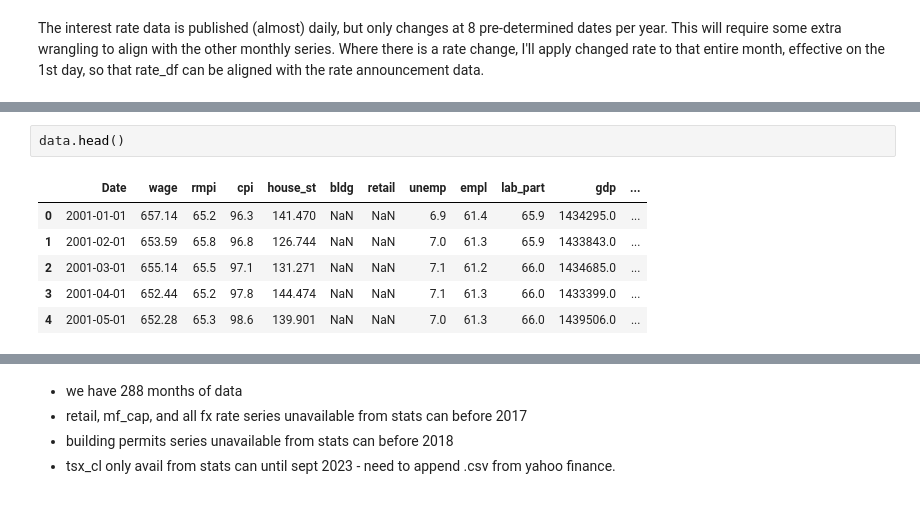
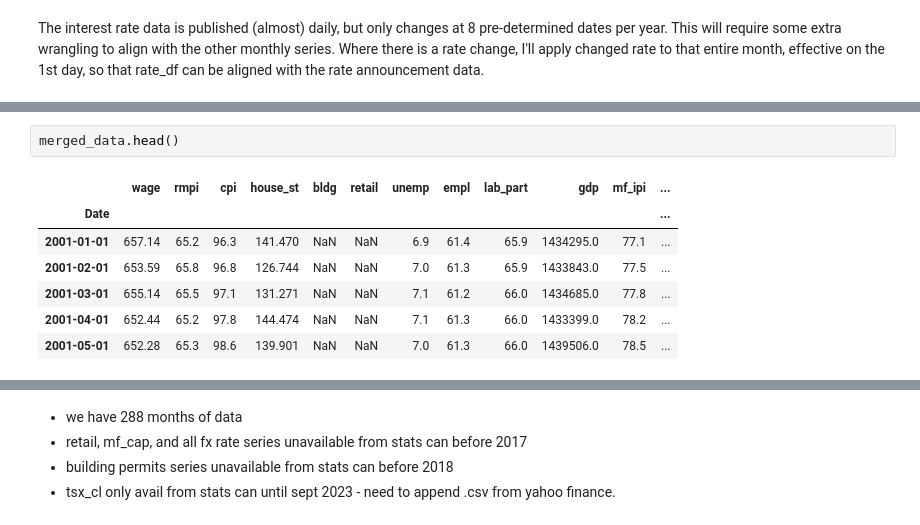
Before and after one commit to FleaBusyBeeBergs/dtsa5511-final-project, a Jupyter notebook: dtsa5511_final_project.ipynb, the cells around one changed output, grey strips where cells are left out. Drawn from its saved outputs; the diff is of its cells as text.

```diff
--- a/dtsa5511_final_project.ipynb
+++ b/dtsa5511_final_project.ipynb
@@ -450,11 +466,12 @@ rate_announcements.head()
 # %%
-data.head()
+merged_data.head()
 # %% [output]
-|  | Date | wage | rmpi | cpi | house_st | bldg | retail | unemp | empl | lab_part | gdp | ... |
-| 0 | 2001-01-01 | 657.14 | 65.2 | 96.3 | 141.470 | NaN | NaN | 6.9 | 61.4 | 65.9 | 1434295.0 | ... |
-| 1 | 2001-02-01 | 653.59 | 65.8 | 96.8 | 126.744 | NaN | NaN | 7.0 | 61.3 | 65.9 | 1433843.0 | ... |
-| 2 | 2001-03-01 | 655.14 | 65.5 | 97.1 | 131.271 | NaN | NaN | 7.1 | 61.2 | 66.0 | 1434685.0 | ... |
-| 3 | 2001-04-01 | 652.44 | 65.2 | 97.8 | 144.474 | NaN | NaN | 7.1 | 61.3 | 66.0 | 1433399.0 | ... |
-| 4 | 2001-05-01 | 652.28 | 65.3 | 98.6 | 139.901 | NaN | NaN | 7.0 | 61.3 | 66.0 | 1439506.0 | ... |
+|  | wage | rmpi | cpi | house_st | bldg | retail | unemp | empl | lab_part | gdp | mf_ipi | ... |
+| Date |  |  |  |  |  |  |  |  |  |  |  | ... |
+| 2001-01-01 | 657.14 | 65.2 | 96.3 | 141.470 | NaN | NaN | 6.9 | 61.4 | 65.9 | 1434295.0 | 77.1 | ... |
+| 2001-02-01 | 653.59 | 65.8 | 96.8 | 126.744 | NaN | NaN | 7.0 | 61.3 | 65.9 | 1433843.0 | 77.5 | ... |
+| 2001-03-01 | 655.14 | 65.5 | 97.1 | 131.271 | NaN | NaN | 7.1 | 61.2 | 66.0 | 1434685.0 | 77.8 | ... |
+| 2001-04-01 | 652.44 | 65.2 | 97.8 | 144.474 | NaN | NaN | 7.1 | 61.3 | 66.0 | 1433399.0 | 78.2 | ... |
+| 2001-05-01 | 652.28 | 65.3 | 98.6 | 139.901 | NaN | NaN | 7.0 | 61.3 | 66.0 | 1439506.0 | 78.5 | ... |
 # %%
 print(data.info())
```
Also changed, not shown: parts of 5 cells of this notebook.
